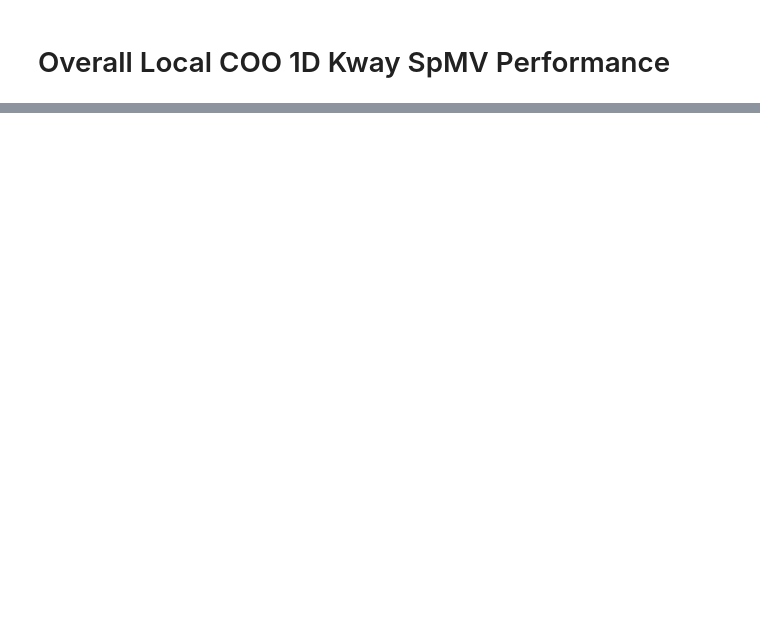
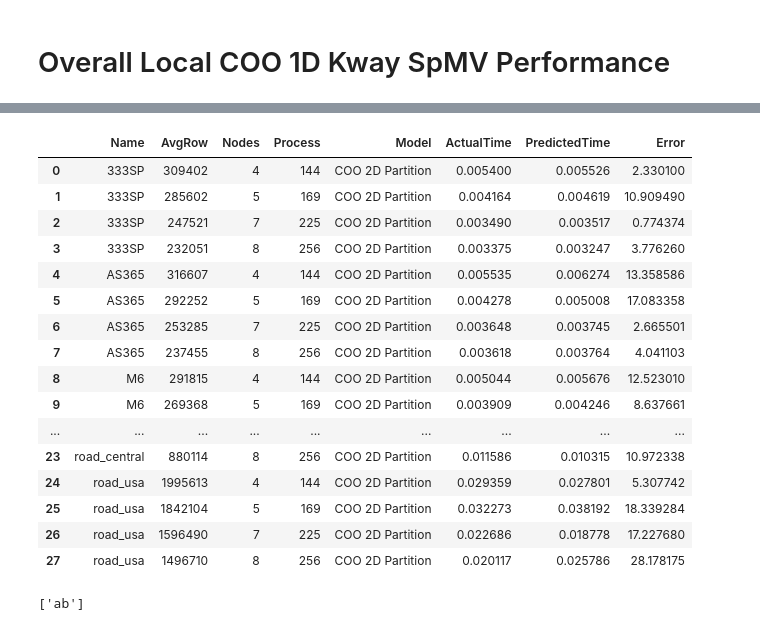
Before and after one commit to marufdsi/ConferencePapers, a Jupyter notebook: ICPP2021/PlotsGenerator.ipynb, the cells around one changed output, grey strips where cells are left out. Saved outputs shown, nothing was run; the diff lists cells and outputs as text; code cells hidden in the pictures; blank space fills up the shorter version.

```diff
--- a/ICPP2021/PlotsGenerator.ipynb
+++ b/ICPP2021/PlotsGenerator.ipynb
@@ -2911,0 +3657,3 @@ max(csr_gk_test["SeqSize"])
+# %%
+svr_pred = pd.concat([csr_dyn_lk_spmv_pred, coo_dyn_lk_spmv_pred, csr_dyn_gk_spmv_pred, coo_dyn_gk_spmv_pred, csr_dyn_2d_pred, coo_dyn_2d_pred])
+svr_pred = svr_pred.reset_index(drop=True)
@@ -2911,0 +4478,43 @@ max(csr_gk_test["SeqSize"])
+# %%
+# spmv model from micro-benchmark
+csr_2d_matmul_pred
+coo_2d_matmul_pred
+csr_gk_matmul_pred
+coo_gk_matmul_pred
+csr_lk_matmul_pred
+coo_lk_matmul_pred
+
+#plonomial SpMV model
+svr_pred
+csr_dyn_lk_spmv_pred
+coo_dyn_lk_spmv_pred
+csr_dyn_gk_spmv_pred
+coo_dyn_gk_spmv_pred
+csr_dyn_2d_pred
+coo_dyn_2d_pred
+
+#Linear
+csr_linear_pred
+coo_linear_pred
+# %% [output]
+|  | Name | AvgRow | Nodes | Process | Model | ActualTime | PredictedTime | Error |
+| 0 | 333SP | 309402 | 4 | 144 | COO 2D Partition | 0.005400 | 0.005526 | 2.330100 |
+| 1 | 333SP | 285602 | 5 | 169 | COO 2D Partition | 0.004164 | 0.004619 | 10.909490 |
+| 2 | 333SP | 247521 | 7 | 225 | COO 2D Partition | 0.003490 | 0.003517 | 0.774374 |
+| 3 | 333SP | 232051 | 8 | 256 | COO 2D Partition | 0.003375 | 0.003247 | 3.776260 |
+| 4 | AS365 | 316607 | 4 | 144 | COO 2D Partition | 0.005535 | 0.006274 | 13.358586 |
+| 5 | AS365 | 292252 | 5 | 169 | COO 2D Partition | 0.004278 | 0.005008 | 17.083358 |
+| 6 | AS365 | 253285 | 7 | 225 | COO 2D Partition | 0.003648 | 0.003745 | 2.665501 |
+| 7 | AS365 | 237455 | 8 | 256 | COO 2D Partition | 0.003618 | 0.003764 | 4.041103 |
+| 8 | M6 | 291815 | 4 | 144 | COO 2D Partition | 0.005044 | 0.005676 | 12.523010 |
+| 9 | M6 | 269368 | 5 | 169 | COO 2D Partition | 0.003909 | 0.004246 | 8.637661 |
+| ... | ... | ... | ... | ... | ... | ... | ... | ... |
+| 23 | road_central | 880114 | 8 | 256 | COO 2D Partition | 0.011586 | 0.010315 | 10.972338 |
+| 24 | road_usa | 1995613 | 4 | 144 | COO 2D Partition | 0.029359 | 0.027801 | 5.307742 |
+| 25 | road_usa | 1842104 | 5 | 169 | COO 2D Partition | 0.032273 | 0.038192 | 18.339284 |
+| 26 | road_usa | 1596490 | 7 | 225 | COO 2D Partition | 0.022686 | 0.018778 | 17.227680 |
+| 27 | road_usa | 1496710 | 8 | 256 | COO 2D Partition | 0.020117 | 0.025786 | 28.178175 |
+# %%
+"ab".split("_")
+# %% [output]
+['ab']
```
Also changed, not shown: parts of 47 cells of this notebook, 27 other files.
